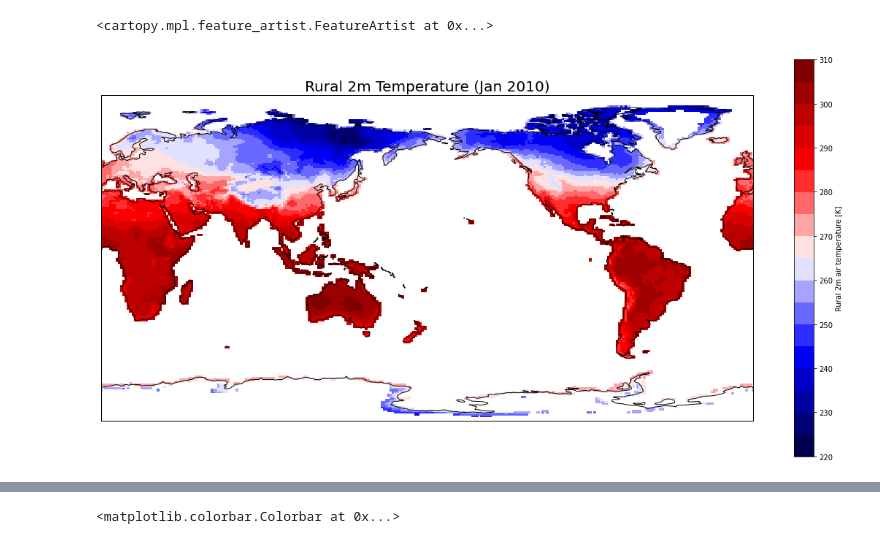
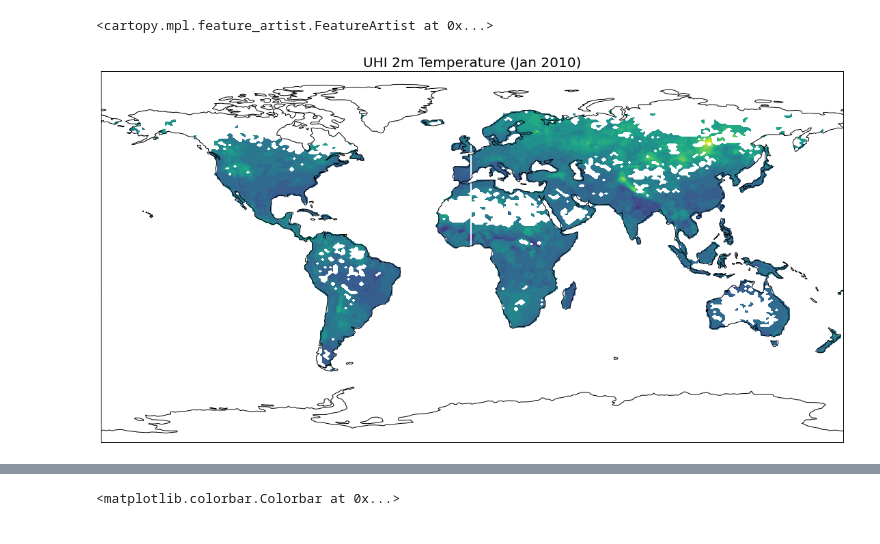
Before and after one commit to joyceee916/UHI-Plotting-Practice, a Jupyter notebook: Plotting_Practice.ipynb, the cells around one changed output, grey strips where cells are left out. Cells and saved outputs as stored; diff of their text form; code cells hidden in the pictures.

```diff
--- a/Plotting_Practice.ipynb
+++ b/Plotting_Practice.ipynb
@@ -14,5 +172,5 @@ import cartopy.feature as cfeature
 # %%
-nc = xr.open_dataset('D:\yello\Documents\Lab_UIUC\Practice_3.8.2020\clm50_cesm201R_1deg_GSWP3V1_GHSL_SELECT_2000.clm2.h0.2010-01.nc')
+nc = xr.open_dataset('Practice_3.8.2020\clm50_cesm201R_1deg_GSWP3V1_GHSL_SELECT_2000.clm2.h0.2010-01.nc')
 # %%
 nc_TSA_U = nc['TSA_U']
 nc_TSA_R = nc['TSA_R']
@@ -20,21 +212,16 @@ nc_TSA_UHI = nc_TSA_U - nc_TSA_R
 # %%
-# Rural TSA
-fig, axes = plt.subplots(figsize=(20,10))
-ax = plt.axes(projection=ccrs.PlateCarree(central_longitude=180.))
+# UHI TSA
+plt.figure(figsize=(20,10))
+ax = plt.axes(projection=ccrs.PlateCarree())
 ax.set_global()
 
-#mesh = ax.pcolormesh(x, y ,z)
-#fig.colorbar(mesh)
-#mesh = ax.plot(nc['lon'][:], nc['lat'][:], nc['TSA_R'], latlon=True, transform=ccrs.PlateCarree(), cmap='seismic', levels=20)
+plt.contourf(nc['lon'], nc['lat'], (nc['TSA_U']-nc['TSA_R']).squeeze(), levels=20, transform=ccrs.PlateCarree())
 
-#nc['TSA_R'].squeeze().imshow(transform=ccrs.PlateCarree(), cmap='seismic', levels=20, vmin=-4, vmax=4)
-
-nc['TSA_R'].squeeze().plot(transform=ccrs.PlateCarree(), cmap='seismic', levels=20)
-
-plt.title('Rural 2m Temperature (Jan 2010)', fontsize=20)
+plt.title('UHI 2m Temperature (Jan 2010)', fontsize=20)
 ax.coastlines()
 
-#plt.savefig('D:\yello\Documents\Lab_UIUC\Practice_3.8.2020\TSA_R_012010')
+# plt.colorbar(fraction=0.046, pad=0.04)
+#plt.savefig('D:\yello\Documents\Lab_UIUC\Practice_3.8.2020\TSA_UHI_012010')
 # %% [output]
 <cartopy.mpl.feature_artist.FeatureArtist at 0x...>
-[figure, old version]
+[figure, new version]
```
Also changed, not shown: parts of 26 cells of this notebook.
